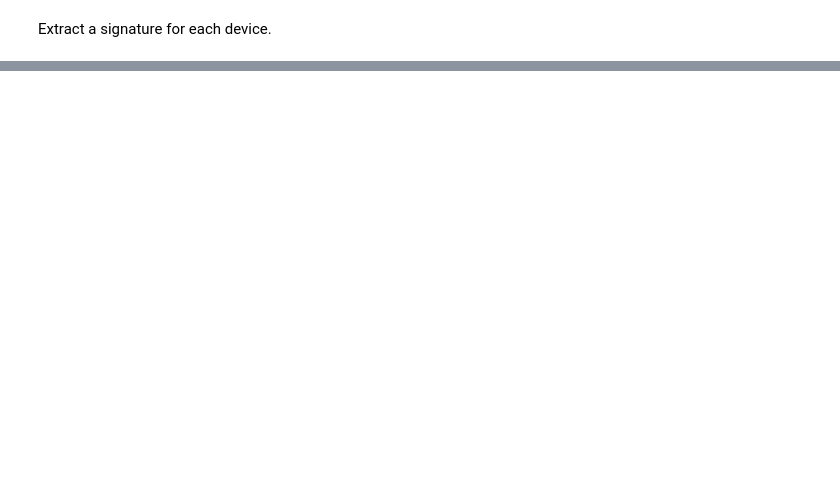
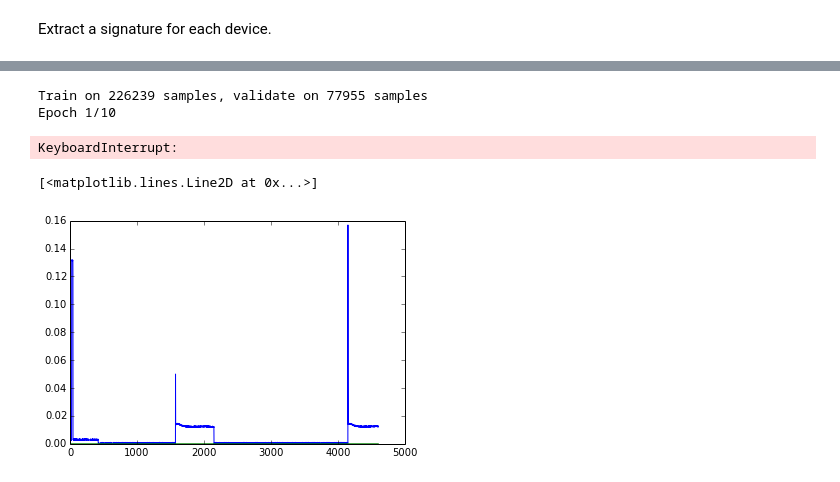
Before and after one commit to pilillo/ts-notebooks, a Jupyter notebook: denoising_autoencoders.ipynb, the cells around one changed output, grey strips where cells are left out. Cells and saved outputs as stored; diff of their text form; code cells hidden in the pictures; blank space fills up the shorter version.

```diff
--- a/denoising_autoencoders.ipynb
+++ b/denoising_autoencoders.ipynb
@@ -506,23 +502,15 @@ print(autoencoder.summary())
 # %%
 # split in train and test data based on a specific date time
+split_datetime = "2014-03-15 00:00:00"
 
-split_datetime = ""
-dev_id = 1
-
-x = processor.get_aggregated_signal()
-y = processor.get_disaggregated_signal(devices[i])
-
-print x.shape
-print y.shape
-
-x_train = x[x.index < "2014-03-15 00:00:00"]
-y_train = y[y.index < "2014-03-15 00:00:00"]
+x_train = normalized_x[normalized_x.index < split_datetime]
+y_train = normalized_y[normalized_y.index < split_datetime]
 
 print x_train.shape
 print y_train.shape
 
-x_test = x[x.index >= "2014-03-15 00:00:00"]
-y_test = y[y.index >= "2014-03-15 00:00:00"]
+x_test = normalized_x[normalized_x.index >= split_datetime]
+y_test = normalized_y[normalized_y.index >= split_datetime]
 
 print x_test.shape
 print y_test.shape
@@ -528,0 +524,8 @@ print y_test.shape
+# %%
+# set the size of the detector to the device template
+nilm_window_size = len(templates[dev_id])
+print nilm_window_size
+# since 4590 is difficult to divide by 2 and leads to asymmetries 4590/2/2=1147.5 (which is rounded to 1148)
+# let's increase it to 4600. 4600/2/2 = 1150.
+nilm_window_size=4600
+print nilm_window_size
@@ -529,5 +535,10 @@ print y_test.shape
 # %%
-x_train_ = windowize(x_train)
-x_test_ = windowize(x_test)
-y_train_ = windowize(y_train)
-y_test_ = windowize(y_test)
+# def windowize(seq, w_size=window_size)
+x_train_ = windowize(x_train, nilm_window_size)
+print x_train_.shape
+x_test_ = windowize(x_test, nilm_window_size)
+print x_test_.shape
+y_train_ = windowize(y_train, nilm_window_size)
+print y_train_.shape
+y_test_ = windowize(y_test, nilm_window_size)
+print x_test_.shape
@@ -566,21 +645,24 @@ data_gen = TimeseriesGenerator(x_train, #data
 # %%
-epochs=60
+epochs=10
+#epochs=60
 batch_size=15
 seed = 1234
 
-#x_train = np.expand_dims(x_train, axis=2)
-#print x_train.shape
-#print x_train
-#x_test = np.expand_dims(x_test, axis=2)
-#print x_test.shape
-#y_train = np.expand_dims(y_train, axis=2)
-#y_test = np.expand_dims(y_test, axis=2)
-
 np.random.seed(seed)
-autoencoder.fit(x=x_train__,
-                y=y_train__,
-                validation_data=(x_test__, y_test__),
-                shuffle=True,
-                epochs=epochs,
-                batch_size=batch_size
-               )
+nilm_autoencoder.fit(x=x_train__,
+                     y=y_train__,
+                     validation_data=(x_test__, y_test__),
+                     shuffle=True,
+                     epochs=epochs,
+                     batch_size=batch_size)
+# %% [output]
+Train on 226239 samples, validate on 77955 samples
+Epoch 1/10
+KeyboardInterrupt:
+# %%
+plt.plot(range(len(x_train__[0])), x_train__[0])
+plt.subplot()
+plt.plot(range(len(y_train__[0])), y_train__[0])
+# %% [output]
+[<matplotlib.lines.Line2D at 0x...>]
+[figure, added]
```
Also changed, not shown: parts of 33 cells of this notebook.
